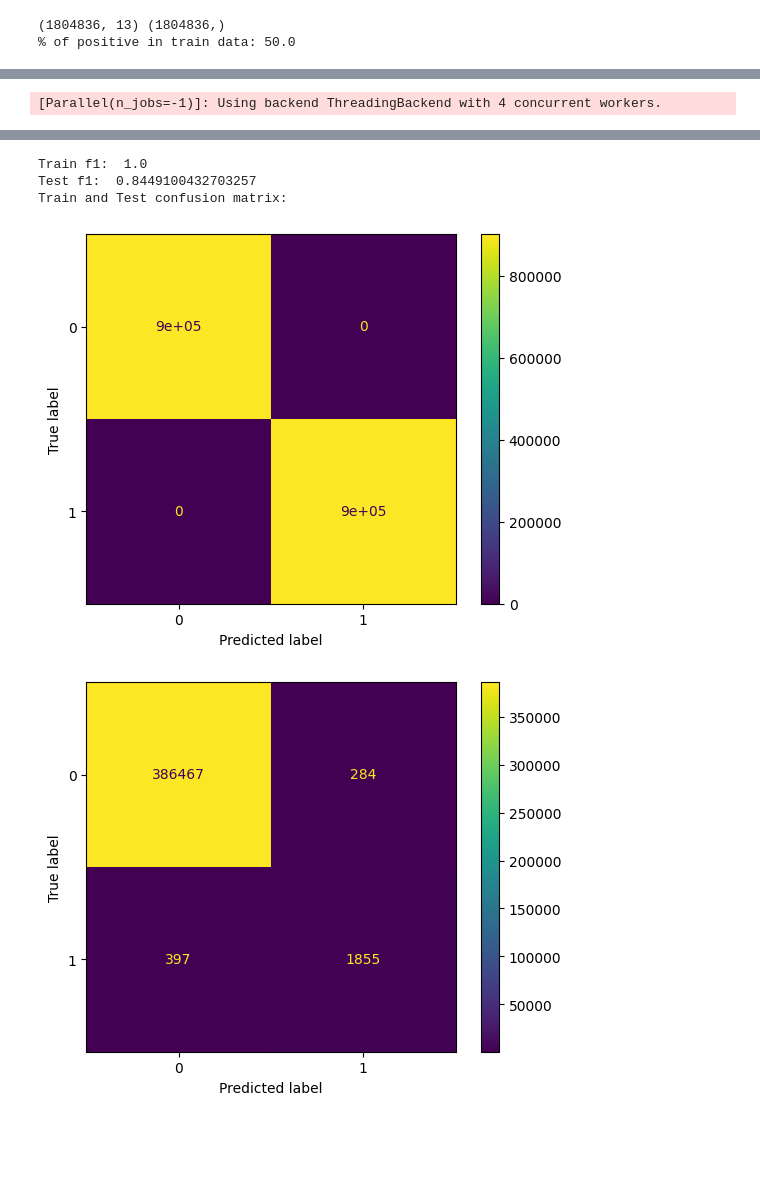
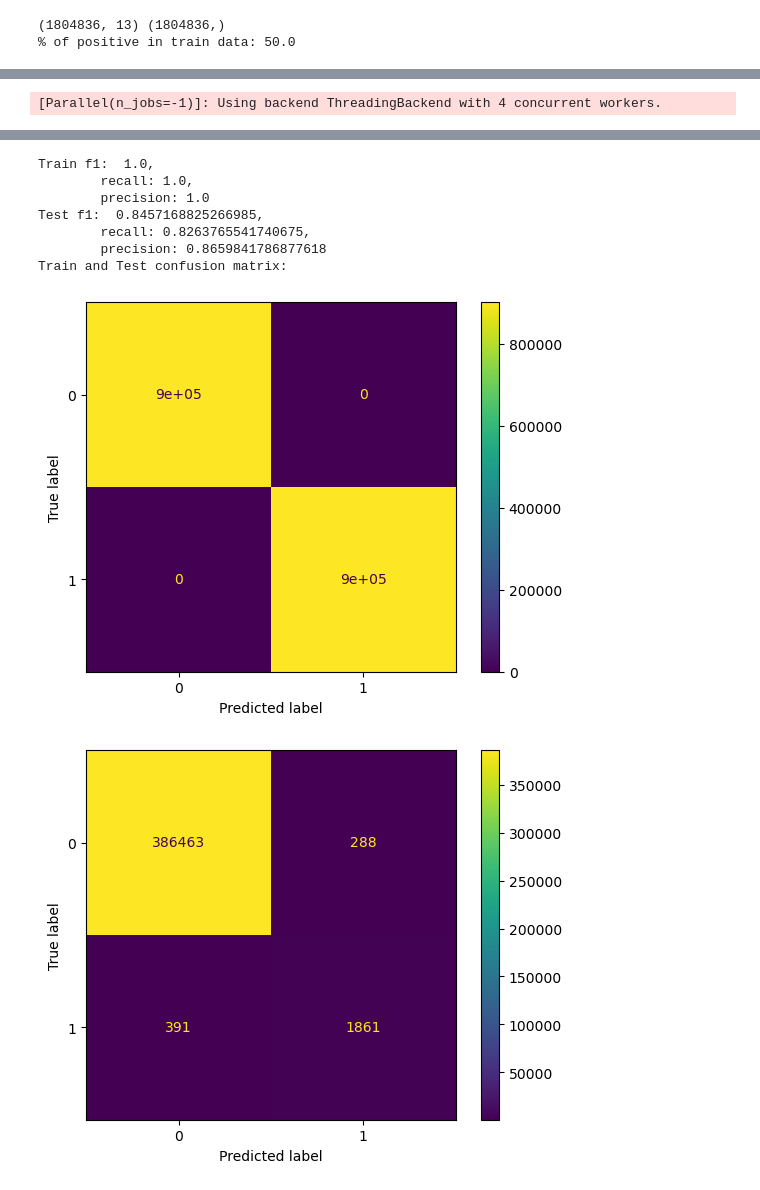
Before and after one commit to arnabroy734/fraud_detection, a Jupyter notebook: notebooks/supervised.ipynb, the cells around one changed output, grey strips where cells are left out. Cells and saved outputs as stored; diff of their text form; code cells hidden in the pictures; blank space fills up the shorter version.

```diff
--- a/notebooks/supervised.ipynb
+++ b/notebooks/supervised.ipynb
@@ -26,7 +31,7 @@ data.head(5)
 # %%
 # Straitified Train-Test split
 y = data['is_fraud'].values
-X = data.drop(columns=['is_fraud'], inplace=False)
+X = data.drop(columns=['is_fraud'], inplace=False).values
 X_train, X_test, y_train, y_test = train_test_split(X, y, test_size=0.30,
                                                     random_state=100, stratify=y)
 print(f"% of positive in train data: {y_train[np.where(y_train==1)].shape[0]/y_train.shape[0]*100}")
@@ -48,13 +79,13 @@ print(f"% of positive in train data: {y_train[np.where(y_train==1)].shape[0]/y_t
 # %%
 def ml_model(model_name):
     if model_name == 'LR':
-        model = LogisticRegression(C=10.0)
+        model = LogisticRegression(C=1.0)
         model.fit(X_train, y_train)
-    elif model_name == 'SVC':
-        model = SVC(C=1.0)
+    elif model_name == 'DT':
+        model = DecisionTreeClassifier()
         model.fit(X_train, y_train)
     elif model_name == 'RF':
-        model = RandomForestClassifier(verbose=3, n_jobs=-1)
+        model = RandomForestClassifier(n_estimators=50,verbose=2,n_jobs=-1)
         model.fit(X_train, y_train)
     y_pred_train, y_pred_train_score = model.predict(X_train), model.predict_proba(X_train)[:,1]
     y_pred_test, y_pred_test_score = model.predict(X_test), model.predict_proba(X_test)[:,1]
@@ -62,13 +93,18 @@ def ml_model(model_name):
     cm_test = confusion_matrix(y_test, y_pred_test)
     f1_train = f1_score(y_train, y_pred_train)
     f1_test = f1_score(y_test, y_pred_test)
-    print(f"Train f1:  {f1_train}")
-    print(f"Test f1:  {f1_test}")
+    print(f'''Train f1:  {f1_train},
+        recall: {cm_train[1,1]/(cm_train[1,0]+cm_train[1,1])},
+        precision: {cm_train[1,1]/(cm_train[0,1]+cm_train[1,1])}''')
+    print(f'''Test f1:  {f1_test},
+        recall: {cm_test[1,1]/(cm_test[1,0]+cm_test[1,1])},
+        precision: {cm_test[1,1]/(cm_test[0,1]+cm_test[1,1])}''')
     print("Train and Test confusion matrix:\n")
     for cm in [cm_train, cm_test]:
         disp = ConfusionMatrixDisplay(cm)
         disp.plot()
         plt.show()
+    return model
 # %%
 ml_model('LR')
 # %% [output]
@@ -80,4 +132,4 @@ Train and Test confusion matrix:
 # %%
-ml_model('RF')
+rf_model = ml_model('RF')
 # %% [output]
 [Parallel(n_jobs=-1)]: Using backend ThreadingBackend with 4 concurrent workers.
@@ -132,5 +180,9 @@ building tree 100 of 100
-Train f1:  1.0
-Test f1:  0.8449100432703257
+Train f1:  1.0,
+        recall: 1.0,
+        precision: 1.0
+Test f1:  0.8457168825266985,
+        recall: 0.8263765541740675,
+        precision: 0.8659841786877618
 Train and Test confusion matrix:
-[figure, old version]
+[figure, new version]
-[figure, old version]
+[figure, new version]
```
Also changed, not shown: parts of 35 cells of this notebook, 6 other files.
